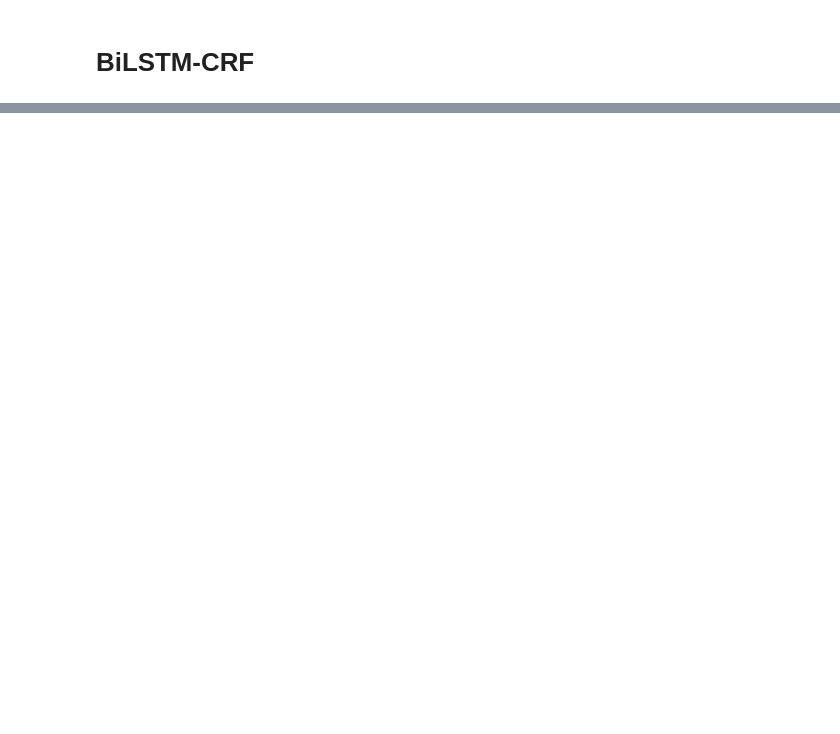
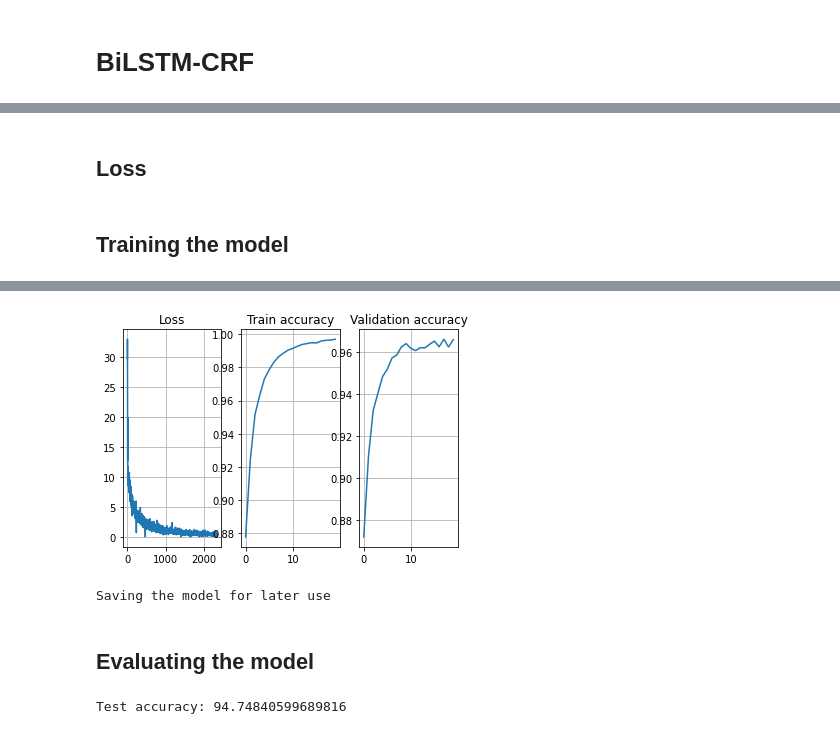
Before and after one commit to andrearigo-dev/NLU-Final-Project, a Jupyter notebook: nlu_project_ner_tagging.ipynb, the cells around one changed output, grey strips where cells are left out. Saved outputs shown, nothing was run; the diff lists cells and outputs as text; code cells hidden in the pictures; blank space fills up the shorter version.

Commit message:
bilstm-crf, comments

```diff
--- a/nlu_project_ner_tagging.ipynb
+++ b/nlu_project_ner_tagging.ipynb
@@ -587,0 +709,53 @@ pd_tbl.round(decimals=3)
+# %% [markdown]
+## Loss
+# %%
+# crf loss module
+class CRFLoss(nn.Module):
+    ''' Loss function for BiLSTM-CRF '''
+    def __init__(self):
+        super(CRFLoss, self).__init__()
+
+    def forward(self, model, X, emissions, labels, training=True):
+        # invert one-hot
+        labels = labels.argmax(dim=2)
+
+        text_mask = (X!=0) # text mask for variable length
+        loss = -model.crf(emissions, labels, mask=text_mask, reduction='mean') # compute negative log likelihood using the crf layer
+
+        return loss
+# %% [markdown]
+## Training the model
+# %%
+if not model_saved:
+  losses, train_accs, val_accs = train_model(model=model,
+                                            loss_f=CRFLoss(),
+                                            train_dataset=train_dataset,
+                                            X_train=X_train,
+                                            X_val=X_val,
+                                            train_set=train_set,
+                                            val_set=val_set,
+                                            y_train_flat=y_train_flat,
+                                            y_val_flat=y_val_flat,
+                                            x_train_len=x_train_len,
+                                            x_val_len=x_val_len,
+                                            bs=60,
+                                            epochs=10,
+                                            print_every=100,
+                                            device=device,
+                                            use_crf=True)
+
+  # plot loss and accuracies
+  fig, (ax1, ax2, ax3) = plt.subplots(1, 3)
+
+  ax1.plot(range(len(losses)), losses)
+  ax1.set_title("Loss")
+  ax1.grid()
+
+  ax2.plot(range(len(train_accs)), train_accs)
+  ax2.set_title("Train accuracy")
+  ax2.grid()
+
+  ax3.plot(range(len(val_accs)), val_accs)
+  ax3.set_title("Validation accuracy")
+  ax3.grid()
+# %% [output]
@@ -587,0 +782,15 @@ pd_tbl.round(decimals=3)
+[figure, added]
+# %%
+# saving the model
+if not model_saved:
+  print("Saving the model for later use")
+  torch.save(model.state_dict(), drive_path + "models/bilstm_crf")
+# %% [output]
+Saving the model for later use
+# %% [markdown]
+## Evaluating the model
+# %%
+acc, preds_unpadded, truncated_truths = evaluate_model(model, X_test, test_set, y_test_flat, x_test_len, device, use_crf=True)
+print(f'Test accuracy: {acc*100}')
+# %% [output]
+Test accuracy: 94.74840599689816
```
Also changed, not shown: parts of 29 cells of this notebook, 2 other files.
